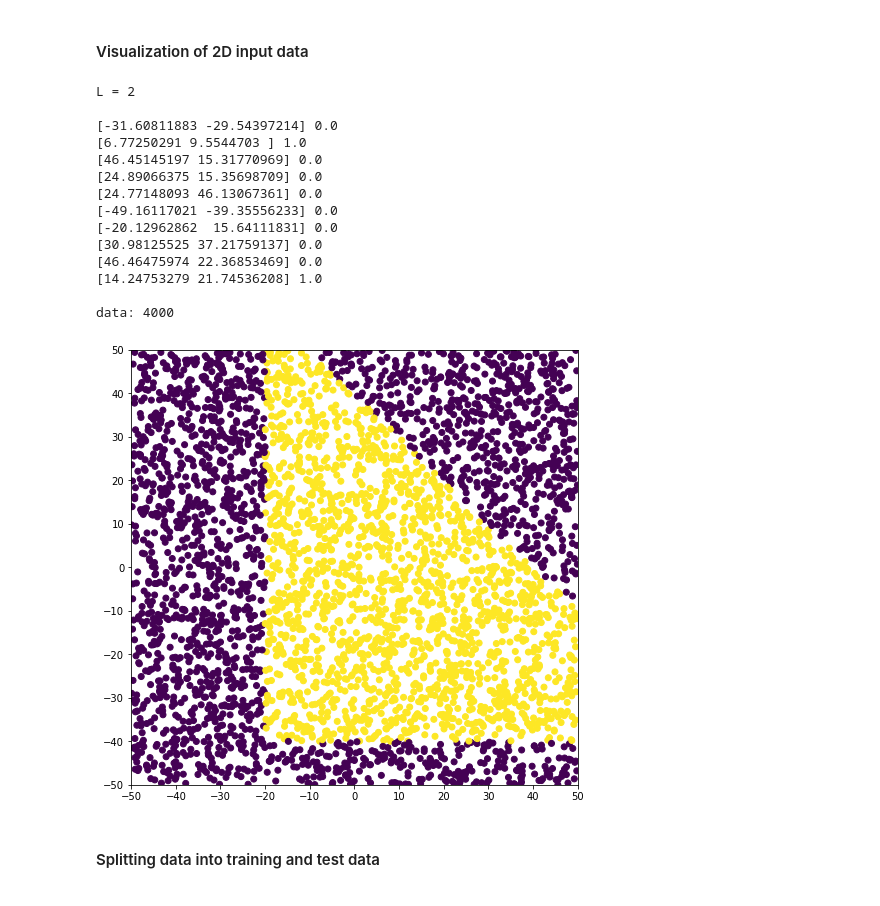
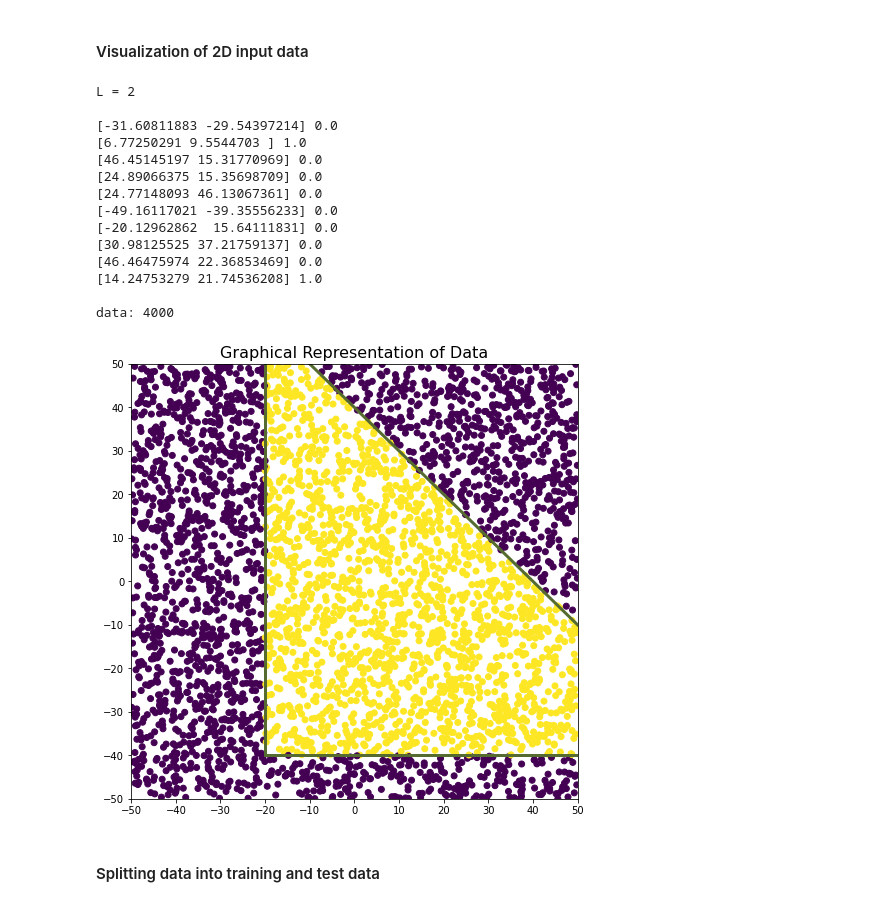
Before and after one commit to PaoloZinesi/ComputationalPhysics_modB, a Jupyter notebook: ASSIGNMENT/analyse_data_DNN_2022-20220308-121412.ipynb, the cells around one changed output. Cells and saved outputs as stored; diff of their text form; code cells hidden in the pictures.

```diff
--- a/ASSIGNMENT/analyse_data_DNN_2022-20220308-121412.ipynb
+++ b/ASSIGNMENT/analyse_data_DNN_2022-20220308-121412.ipynb
@@ -71,35 +185,49 @@ print('L =', L)
 
 print('')
 for i in range(10):
     print(x[i], y[i])
 
 print(f'\ndata: {N}')
 
+def boundaries():
+    ax.plot((-20,-20),(-40,50),c="darkolivegreen", linewidth=3)
+    ax.plot((-20,50),(-40,-40),c="darkolivegreen", linewidth=3)
+    ax.plot((-10,50),(50,-10),c="darkolivegreen", linewidth=3)
 
 # plot data with colormap
 fig,ax = plt.subplots(figsize=(8,8))
-ax.scatter(x[:,0], x[:,1], c=y)
+scatter = ax.scatter(x[:,0], x[:,1], c=y)
 ax.set_xlim(-50,50)
 ax.set_ylim(-50,50)
 ax.xaxis.set_major_locator(MultipleLocator(10))
 ax.yaxis.set_major_locator(MultipleLocator(10))
+#plt.legend(handles=scatter.legend_elements()[0], labels=['0', '1'],
+ #       title="Classes", loc='center left',
+  #      bbox_to_anchor=(1, 0.5), fontsize=14
+       # )
+boundaries()
+
+ax.set_title("Graphical Representation of Data",fontsize=16)
+
+plt.savefig("Graph_Data_Nlin1", bbox_inches="tight")
+
 plt.show()
 # %% [output]
 L = 2
 
 [-31.60811883 -29.54397214] 0.0
 [6.77250291 9.5544703 ] 1.0
 [46.45145197 15.31770969] 0.0
 [24.89066375 15.35698709] 0.0
 [24.77148093 46.13067361] 0.0
 [-49.16117021 -39.35556233] 0.0
 [-20.12962862  15.64111831] 0.0
 [30.98125525 37.21759137] 0.0
 [46.46475974 22.36853469] 0.0
 [14.24753279 21.74536208] 1.0
 
 data: 4000
-[figure, old version]
+[figure, new version]
 # %% [markdown]
 #### Splitting data into training and test data
 # %%
```
Also changed, not shown: parts of 94 cells of this notebook, 10 other files.
